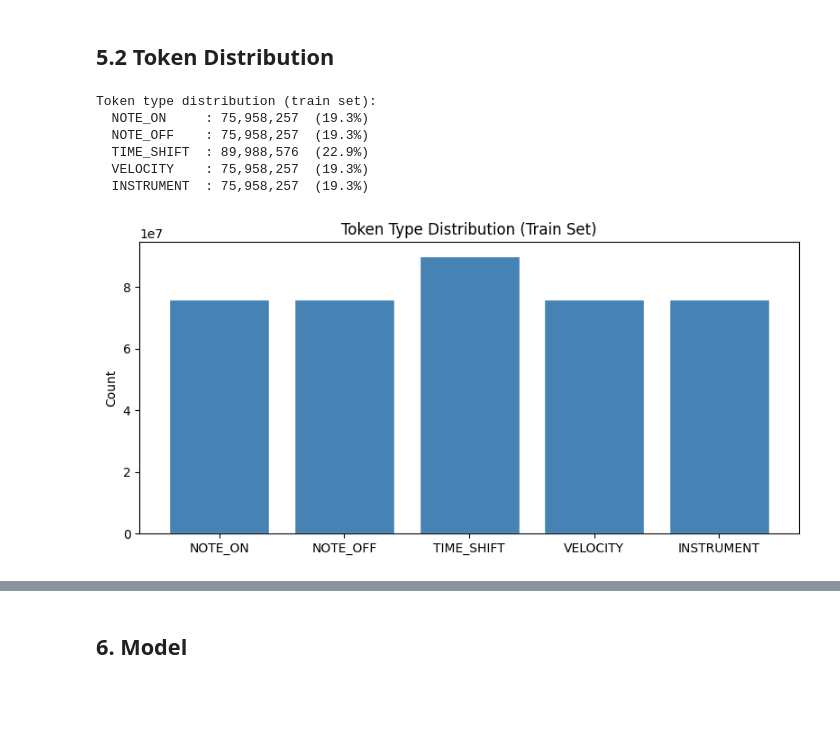
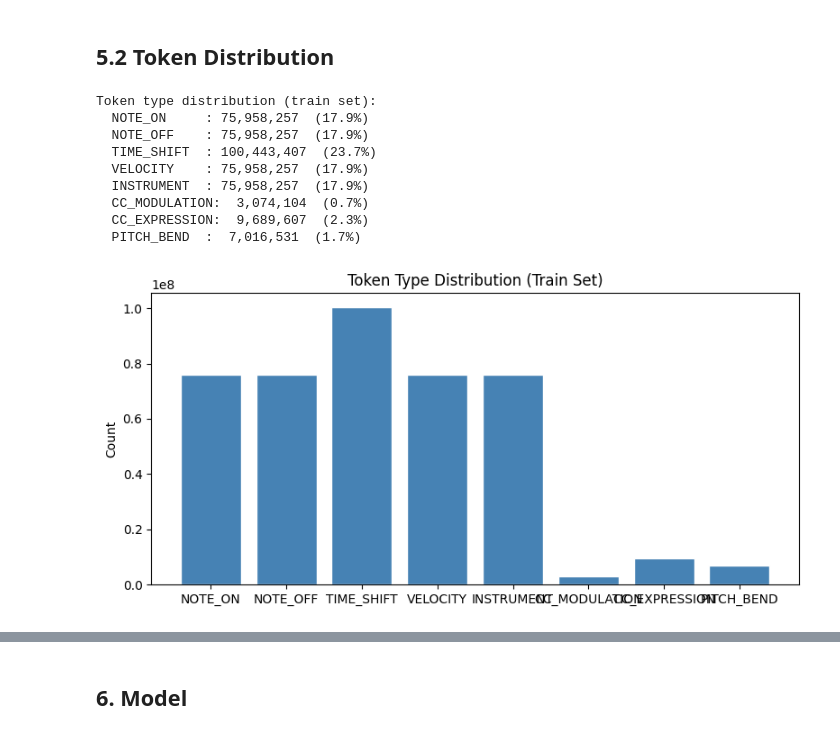
Before and after one commit to JaeHyun-Cha-00/Music_Generation, a Jupyter notebook: workbook.ipynb, the cells around one changed output, grey strips where cells are left out. Saved outputs shown, nothing was run; the diff lists cells and outputs as text; code cells hidden in the pictures; blank space fills up the shorter version.

```diff
--- a/workbook.ipynb
+++ b/workbook.ipynb
@@ -50,7 +51,11 @@ TIME_SHIFT_OFFSET = 256
 VELOCITY_OFFSET   = 356
 INSTRUMENT_OFFSET = 388   # PIANO=388, VIOLIN=389
 
-VOCAB_SIZE        = 390
+CC_MODULATION_OFFSET = 390
+CC_EXPRESSION_OFFSET = CC_MODULATION_OFFSET + 128
+PITCH_BEND_OFFSET    = CC_EXPRESSION_OFFSET + 128
+VOCAB_SIZE           = PITCH_BEND_OFFSET + 128
+
 N_TIME_SHIFT_BINS = 100
 N_VELOCITY_BINS   = 32
 TIME_STEP_MS      = 10
@@ -476,43 +547,55 @@ Tokenizing train set...
 token_types = {
     'NOTE_ON'   : 0,
     'NOTE_OFF'  : 0,
     'TIME_SHIFT': 0,
     'VELOCITY'  : 0,
     'INSTRUMENT': 0,
+    'CC_MODULATION': 0, # added these tokens for violin
+    'CC_EXPRESSION': 0,
+    'PITCH_BEND'   : 0,
 }
 
 for t in train_tokens:
     if t < NOTE_OFF_OFFSET:
-        token_types['NOTE_ON']    += 1
+        token_types['NOTE_ON'] += 1
     elif t < TIME_SHIFT_OFFSET:
-        token_types['NOTE_OFF']   += 1
+        token_types['NOTE_OFF'] += 1
     elif t < VELOCITY_OFFSET:
         token_types['TIME_SHIFT'] += 1
     elif t < INSTRUMENT_OFFSET:
-        token_types['VELOCITY']   += 1
+        token_types['VELOCITY'] += 1
+    elif t < CC_MODULATION_OFFSET:
+        token_types['INSTRUMENT'] += 1
+    elif t < CC_EXPRESSION_OFFSET:
+        token_types['CC_MODULATION'] += 1
+    elif t < PITCH_BEND_OFFSET:
+        token_types['CC_EXPRESSION'] += 1
     else:
-        token_types['INSTRUMENT'] += 1
+        token_types['PITCH_BEND'] += 1
 
 total = sum(token_types.values())
 print("Token type distribution (train set):")
 for k, v in token_types.items():
     print(f"  {k:<12}: {v:>10,}  ({100*v/total:.1f}%)")
 
 fig, ax = plt.subplots(figsize=(8, 4))
 ax.bar(token_types.keys(), token_types.values(), color='steelblue', edgecolor='white')
 ax.set_title("Token Type Distribution (Train Set)")
 ax.set_ylabel("Count")
 plt.tight_layout()
 plt.savefig("eda_token_dist.png", dpi=150, bbox_inches='tight')
 plt.show()
 # %% [output]
 Token type distribution (train set):
-  NOTE_ON     : 75,958,257  (19.3%)
-  NOTE_OFF    : 75,958,257  (19.3%)
-  TIME_SHIFT  : 89,988,576  (22.9%)
-  VELOCITY    : 75,958,257  (19.3%)
-  INSTRUMENT  : 75,958,257  (19.3%)
+  NOTE_ON     : 75,958,257  (17.9%)
+  NOTE_OFF    : 75,958,257  (17.9%)
+  TIME_SHIFT  : 100,443,407  (23.7%)
+  VELOCITY    : 75,958,257  (17.9%)
+  INSTRUMENT  : 75,958,257  (17.9%)
+  CC_MODULATION:  3,074,104  (0.7%)
+  CC_EXPRESSION:  9,689,607  (2.3%)
+  PITCH_BEND  :  7,016,531  (1.7%)
-[figure, old version]
+[figure, new version]
 # %%
 from torch.utils.data import Dataset, DataLoader
 
```
Also changed, not shown: parts of 13 cells of this notebook, 4 other files.
